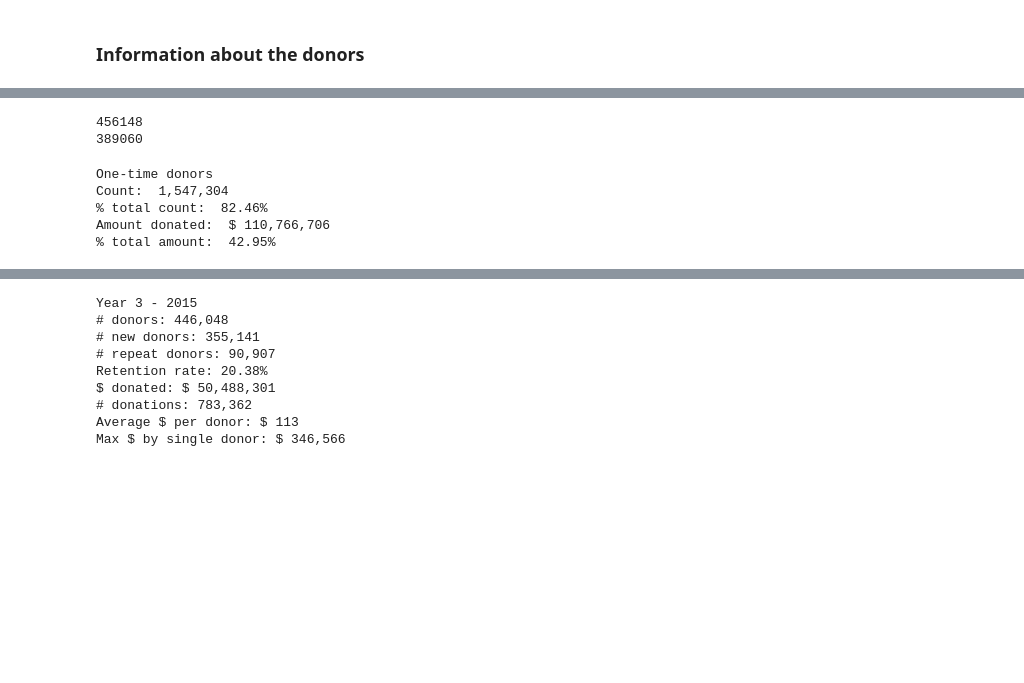
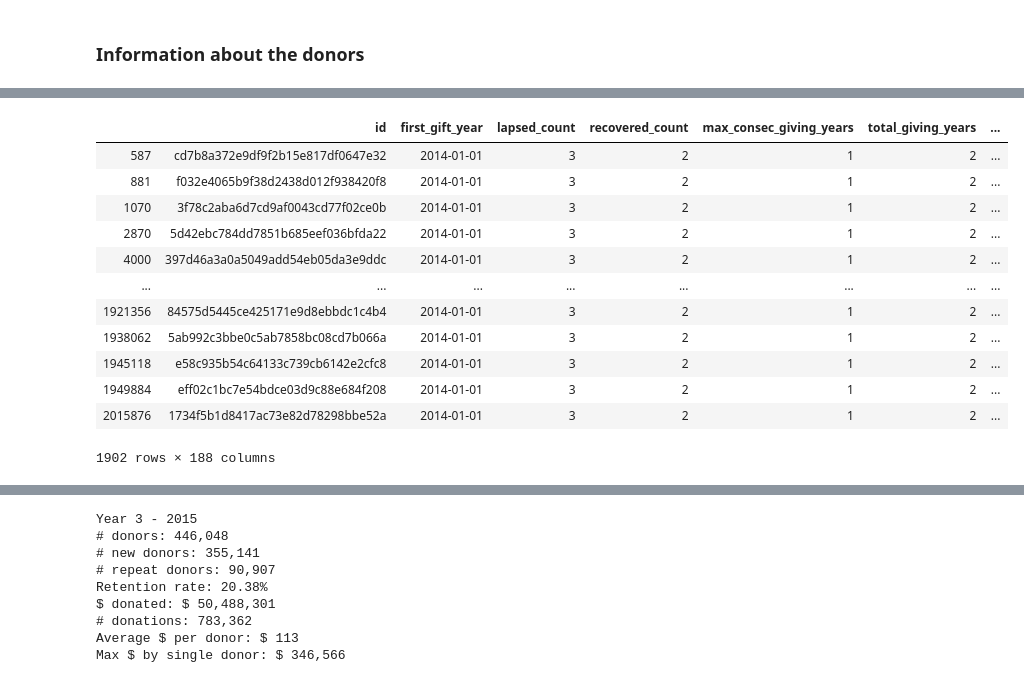
Before and after one commit to erinmarieanderson/donations, a Jupyter notebook: notebooks/analysis_overview_and_by_year.ipynb, the cells around one changed output, grey strips where cells are left out. Saved outputs shown, nothing was run; the diff lists cells and outputs as text; code cells hidden in the pictures; blank space fills up the shorter version.

```diff
--- a/notebooks/analysis_overview_and_by_year.ipynb
+++ b/notebooks/analysis_overview_and_by_year.ipynb
@@ -272,18 +135,16 @@ ano_donors_lapsed_17 = len(cohort16.query('lapsed_amount_2017 > 0'))
-# %%
-print(no_donors_lapsed_17)
-print(ano_donors_lapsed_17)
-# %% [output]
-456148
-389060
-# %%
-print(f'One-time donors')
-print(f'Count: ', f'{onetime_donors.id.count():,.0f}')
-print(f'% total count: ', f'{onetime_donors.id.count()/no_donors_overall:.2%}')
-print(f'Amount donated: ', f'$', f'{onetime_donors.amount_total.sum():,.0f}')
-print(f'% total amount: ', f'{onetime_donors.amount_total.sum()/amt_donated_overall:.2%}')
-# %% [output]
-One-time donors
-Count:  1,547,304
-% total count:  82.46%
-Amount donated:  $ 110,766,706
-% total amount:  42.95%
+# %%
+donations_13to17.query('amount_2013 == 0 & amount_2014 > 0 & amount_2015 == 0 & amount_2016 == 0 & amount_2017 == 0 & total_giving_years > 1')
+# %% [output]
+|  | id | first_gift_year | lapsed_count | recovered_count | max_consec_giving_years | total_giving_years | ... |
+| 587 | cd7b8a372e9df9f2b15e817df0647e32 | 2014-01-01 | 3 | 2 | 1 | 2 | ... |
+| 881 | f032e4065b9f38d2438d012f938420f8 | 2014-01-01 | 3 | 2 | 1 | 2 | ... |
+| 1070 | 3f78c2aba6d7cd9af0043cd77f02ce0b | 2014-01-01 | 3 | 2 | 1 | 2 | ... |
+| 2870 | 5d42ebc784dd7851b685eef036bfda22 | 2014-01-01 | 3 | 2 | 1 | 2 | ... |
+| 4000 | 397d46a3a0a5049add54eb05da3e9ddc | 2014-01-01 | 3 | 2 | 1 | 2 | ... |
+| ... | ... | ... | ... | ... | ... | ... | ... |
+| 1921356 | 84575d5445ce425171e9d8ebbdc1c4b4 | 2014-01-01 | 3 | 2 | 1 | 2 | ... |
+| 1938062 | 5ab992c3bbe0c5ab7858bc08cd7b066a | 2014-01-01 | 3 | 2 | 1 | 2 | ... |
+| 1945118 | e58c935b54c64133c739cb6142e2cfc8 | 2014-01-01 | 3 | 2 | 1 | 2 | ... |
+| 1949884 | eff02c1bc7e54bdce03d9c88e684f208 | 2014-01-01 | 3 | 2 | 1 | 2 | ... |
+| 2015876 | 1734f5b1d8417ac73e82d78298bbe52a | 2014-01-01 | 3 | 2 | 1 | 2 | ... |
+1902 rows × 188 columns
```
Also changed, not shown: parts of 87 cells of this notebook, 3 other files.
